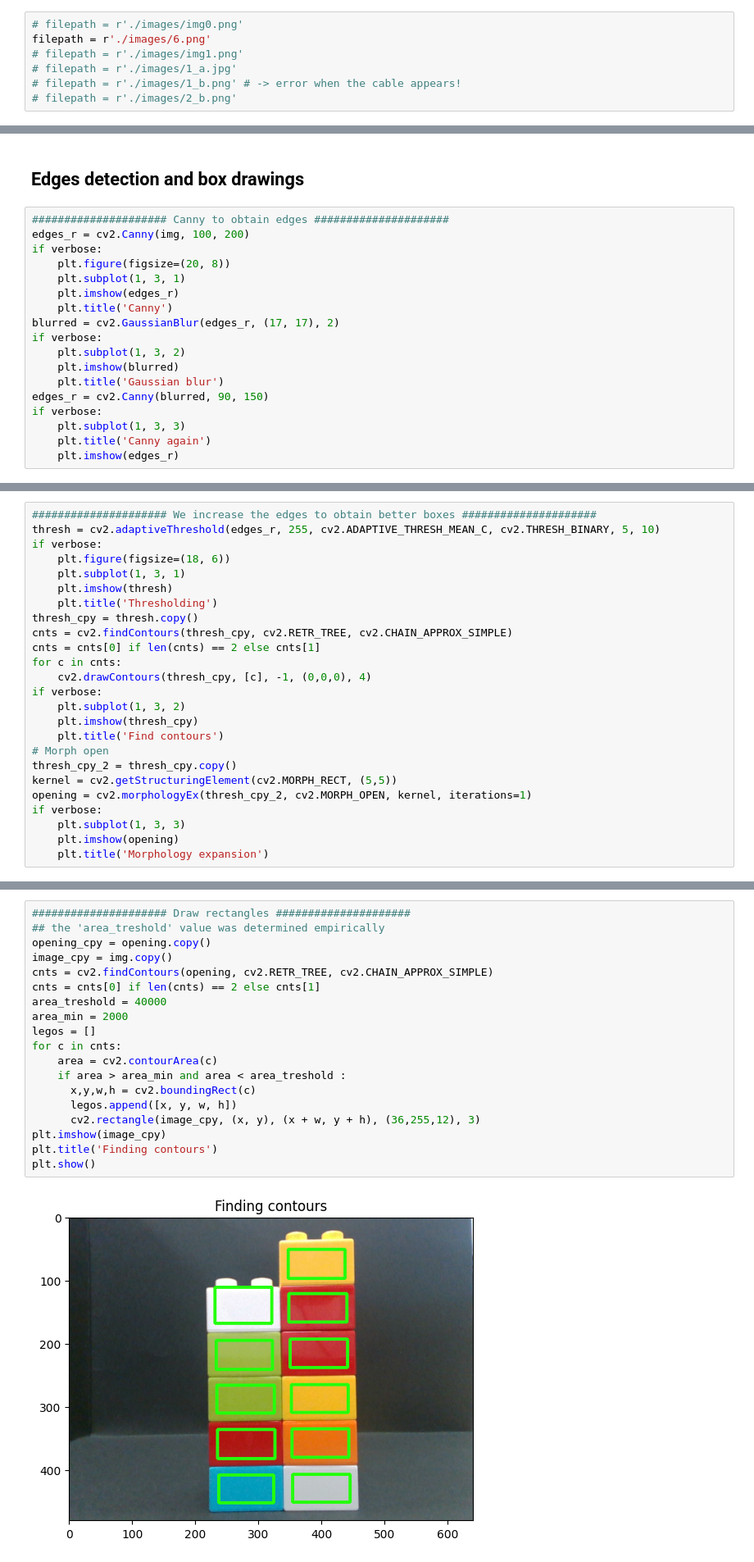
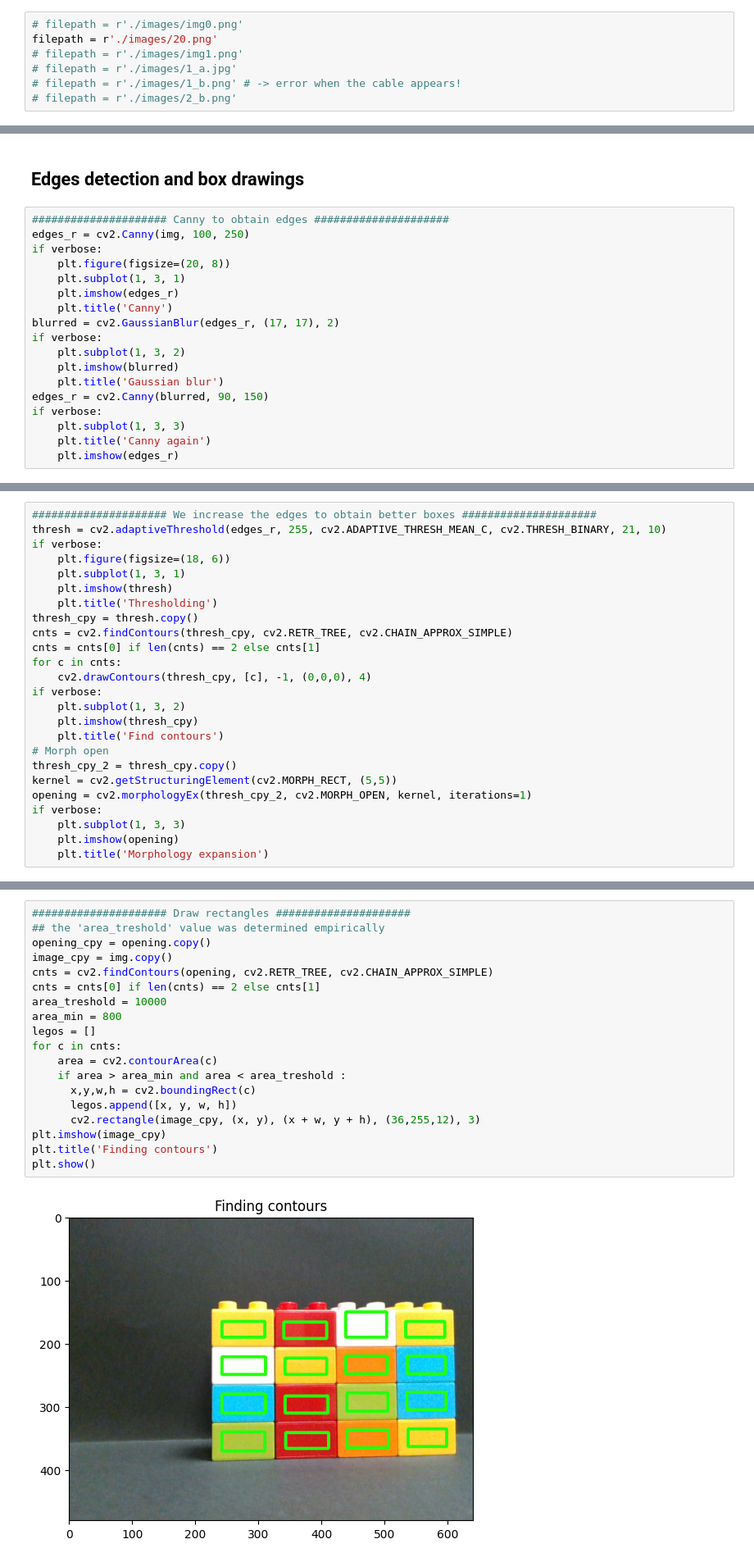
Before and after one commit to jbarciv/LegoMasters, a Jupyter notebook: vision/segmentation.ipynb, the cells around one changed output, grey strips where cells are left out. Shown at 82% size. Drawn from its saved outputs; the diff is of its cells as text.

```diff
--- a/vision/segmentation.ipynb
+++ b/vision/segmentation.ipynb
@@ -15,7 +15,7 @@ import colorsys
 ## File paths
 # %%
 # filepath = r'./images/img0.png'
-filepath = r'./images/6.png'
+filepath = r'./images/20.png'
 # filepath = r'./images/img1.png'
 # filepath = r'./images/1_a.jpg'
 # filepath = r'./images/1_b.png' # -> error when the cable appears!
@@ -46,7 +46,7 @@ if True:
 ## Edges detection and box drawings
 # %%
 ##################### Canny to obtain edges #####################
-edges_r = cv2.Canny(img, 100, 200)
+edges_r = cv2.Canny(img, 100, 250)
 if verbose:
     plt.figure(figsize=(20, 8))
     plt.subplot(1, 3, 1)
@@ -67,6 +67,6 @@ if verbose:
 # %%
 ##################### We increase the edges to obtain better boxes #####################
-thresh = cv2.adaptiveThreshold(edges_r, 255, cv2.ADAPTIVE_THRESH_MEAN_C, cv2.THRESH_BINARY, 5, 10)
+thresh = cv2.adaptiveThreshold(edges_r, 255, cv2.ADAPTIVE_THRESH_MEAN_C, cv2.THRESH_BINARY, 21, 10)
 if verbose:
     plt.figure(figsize=(18, 6))
     plt.subplot(1, 3, 1)
@@ -94,24 +94,24 @@ if verbose:
 # %%
 ##################### Draw rectangles #####################
 ## the 'area_treshold' value was determined empirically
 opening_cpy = opening.copy()
 image_cpy = img.copy()
 cnts = cv2.findContours(opening, cv2.RETR_TREE, cv2.CHAIN_APPROX_SIMPLE)
 cnts = cnts[0] if len(cnts) == 2 else cnts[1]
-area_treshold = 40000
-area_min = 2000
+area_treshold = 10000
+area_min = 800
 legos = []
 for c in cnts:
     area = cv2.contourArea(c)
     if area > area_min and area < area_treshold :
       x,y,w,h = cv2.boundingRect(c)
       legos.append([x, y, w, h])
       cv2.rectangle(image_cpy, (x, y), (x + w, y + h), (36,255,12), 3)
 plt.imshow(image_cpy)
 plt.title('Finding contours')
 plt.show()
 # %% [output]
-[figure, old version]
+[figure, new version]
 # %% [markdown]
 ## Position boxes filtering
 # %%
```
Also changed, not shown: parts of 15 cells of this notebook.
